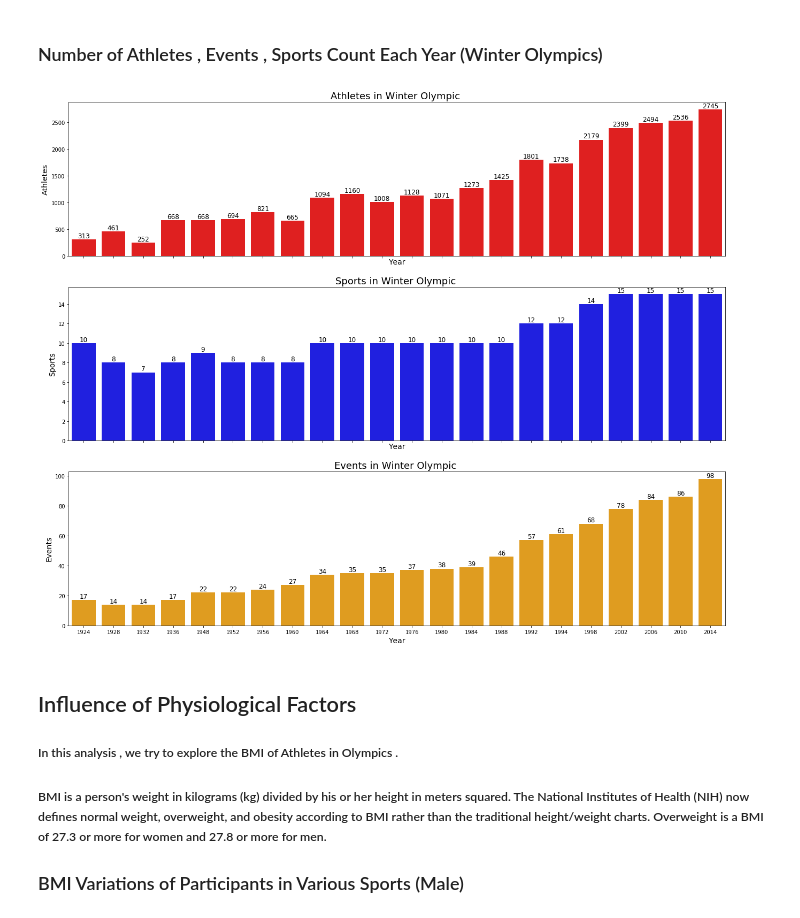
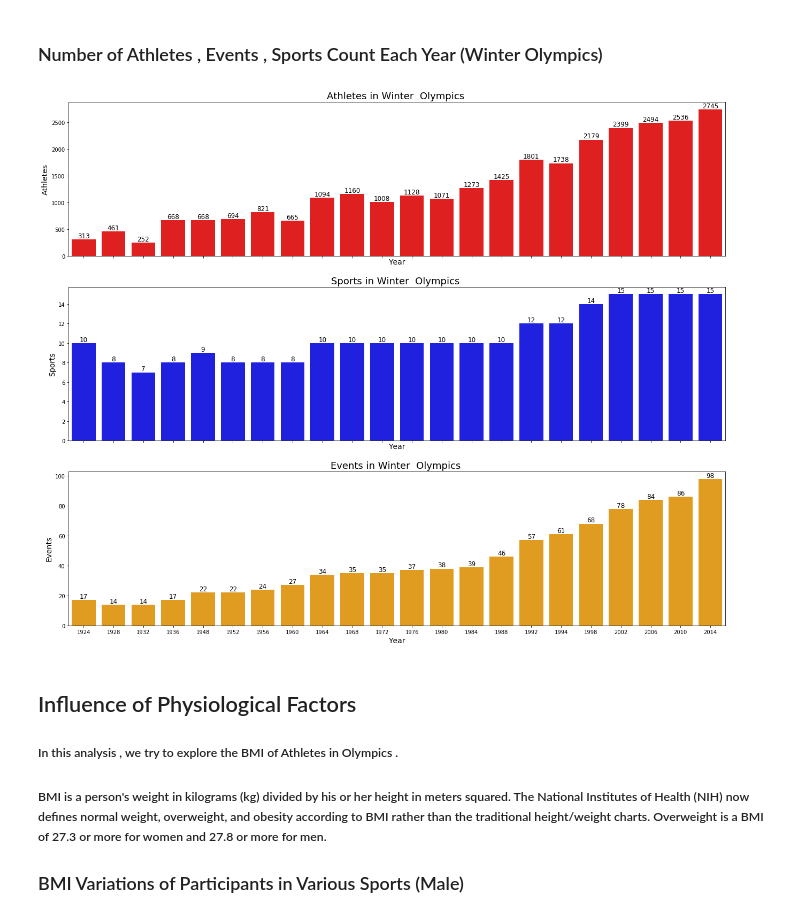
Before and after one commit to jrajath94/final_projects, a Jupyter notebook: Final Submission - Olympics.ipynb, the cells around one changed output. Cells and saved outputs as stored; diff of their text form; code cells hidden in the pictures.

```diff
--- a/Final Submission - Olympics.ipynb
+++ b/Final Submission - Olympics.ipynb
@@ -135,9 +135,9 @@ athletes_summer(olympics)
 # %% [markdown]
 ### Number of Athletes , Events , Sports Count Each Year  (Winter Olympics)
-# %%
-athletes_winter(olympics)
-# %% [output]
-[figure, removed]
+# %%
+athletes_edition(olympics,"Winter")
+# %% [output]
+[figure, added]
 # %% [markdown]
 ## Influence of Physiological Factors
 
```
Also changed, not shown: parts of 17 cells of this notebook, 3 other files.
